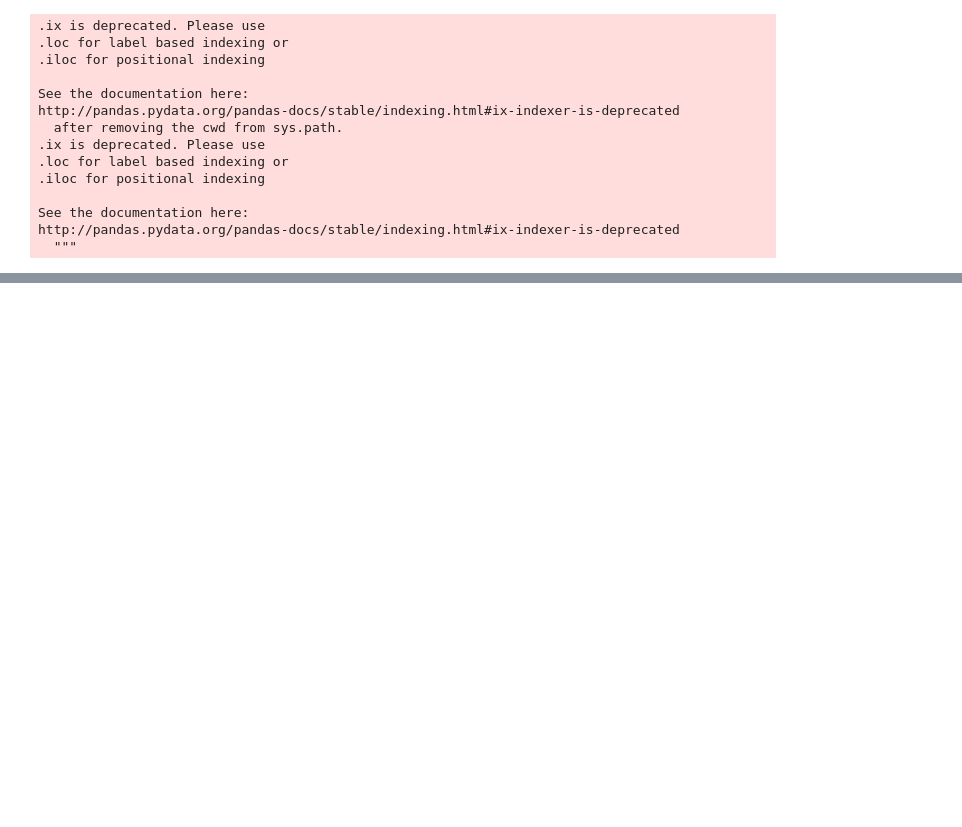
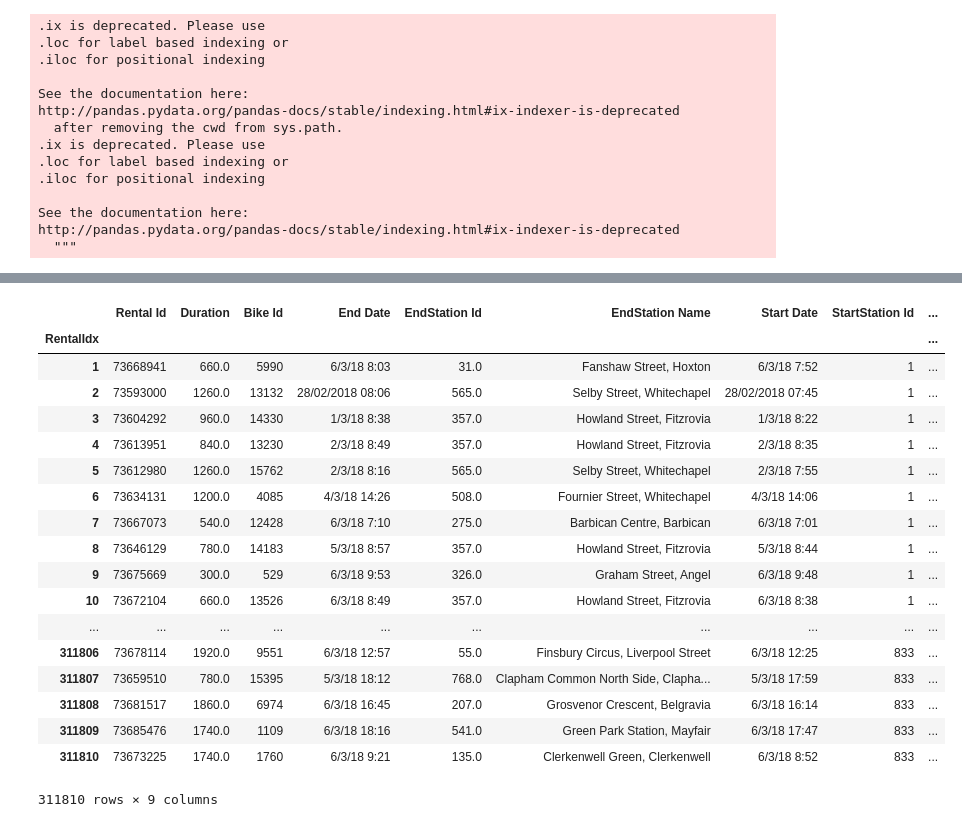
Before and after one commit to joshspicer/london-bike-share-efficiency, a Jupyter notebook: london/london.ipynb, the cells around one changed output, grey strips where cells are left out. Drawn from its saved outputs; the diff is of its cells as text; code cells hidden in the pictures; blank space fills up the shorter version.

```diff
--- a/london/london.ipynb
+++ b/london/london.ipynb
@@ -416,0 +462,22 @@ dataFrame.to_csv("./computedData.csv")
+# %%
+bikeTripData
+# %% [output]
+|  | Rental Id | Duration | Bike Id | End Date | EndStation Id | EndStation Name | Start Date | StartStation Id | ... |
+| RentalIdx |  |  |  |  |  |  |  |  | ... |
+| 1 | 73668941 | 660.0 | 5990 | 6/3/18 8:03 | 31.0 | Fanshaw Street, Hoxton | 6/3/18 7:52 | 1 | ... |
+| 2 | 73593000 | 1260.0 | 13132 | 28/02/2018 08:06 | 565.0 | Selby Street, Whitechapel | 28/02/2018 07:45 | 1 | ... |
+| 3 | 73604292 | 960.0 | 14330 | 1/3/18 8:38 | 357.0 | Howland Street, Fitzrovia | 1/3/18 8:22 | 1 | ... |
+| 4 | 73613951 | 840.0 | 13230 | 2/3/18 8:49 | 357.0 | Howland Street, Fitzrovia | 2/3/18 8:35 | 1 | ... |
+| 5 | 73612980 | 1260.0 | 15762 | 2/3/18 8:16 | 565.0 | Selby Street, Whitechapel | 2/3/18 7:55 | 1 | ... |
+| 6 | 73634131 | 1200.0 | 4085 | 4/3/18 14:26 | 508.0 | Fournier Street, Whitechapel | 4/3/18 14:06 | 1 | ... |
+| 7 | 73667073 | 540.0 | 12428 | 6/3/18 7:10 | 275.0 | Barbican Centre, Barbican | 6/3/18 7:01 | 1 | ... |
+| 8 | 73646129 | 780.0 | 14183 | 5/3/18 8:57 | 357.0 | Howland Street, Fitzrovia | 5/3/18 8:44 | 1 | ... |
+| 9 | 73675669 | 300.0 | 529 | 6/3/18 9:53 | 326.0 | Graham Street, Angel | 6/3/18 9:48 | 1 | ... |
+| 10 | 73672104 | 660.0 | 13526 | 6/3/18 8:49 | 357.0 | Howland Street, Fitzrovia | 6/3/18 8:38 | 1 | ... |
+| ... | ... | ... | ... | ... | ... | ... | ... | ... | ... |
+| 311806 | 73678114 | 1920.0 | 9551 | 6/3/18 12:57 | 55.0 | Finsbury Circus, Liverpool Street | 6/3/18 12:25 | 833 | ... |
+| 311807 | 73659510 | 780.0 | 15395 | 5/3/18 18:12 | 768.0 | Clapham Common North Side, Clapha... | 5/3/18 17:59 | 833 | ... |
+| 311808 | 73681517 | 1860.0 | 6974 | 6/3/18 16:45 | 207.0 | Grosvenor Crescent, Belgravia | 6/3/18 16:14 | 833 | ... |
+| 311809 | 73685476 | 1740.0 | 1109 | 6/3/18 18:16 | 541.0 | Green Park Station, Mayfair | 6/3/18 17:47 | 833 | ... |
+| 311810 | 73673225 | 1740.0 | 1760 | 6/3/18 9:21 | 135.0 | Clerkenwell Green, Clerkenwell | 6/3/18 8:52 | 833 | ... |
+311810 rows × 9 columns
```
Also changed, not shown: parts of 24 cells of this notebook.
